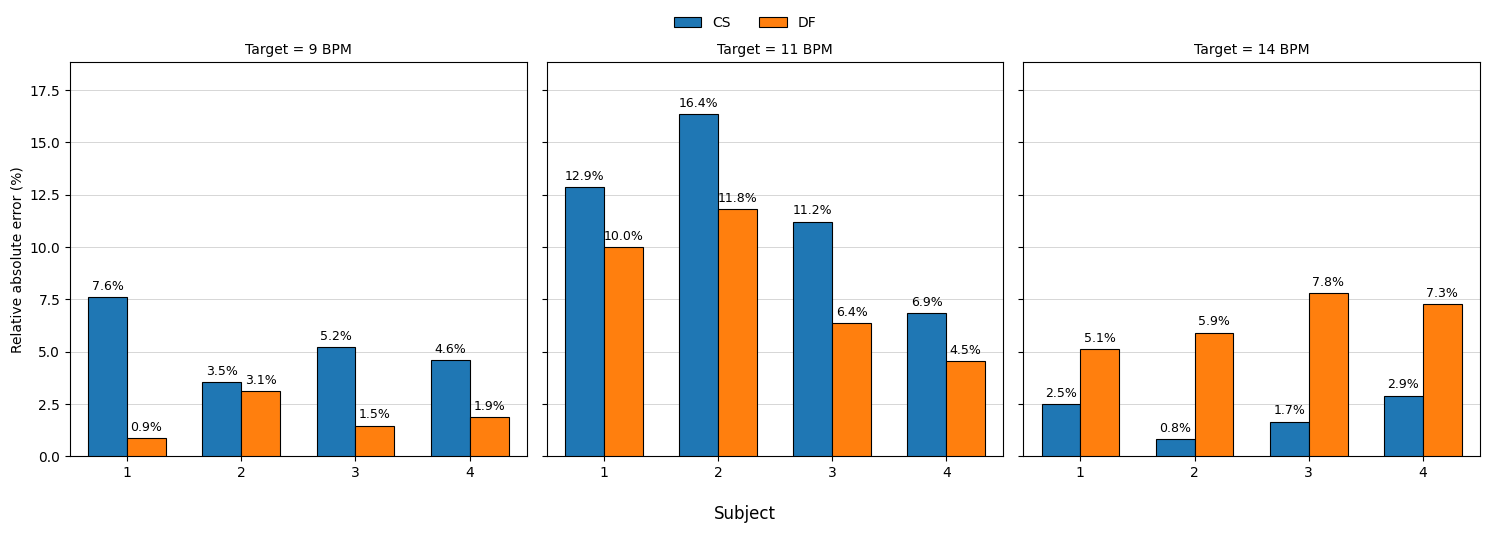
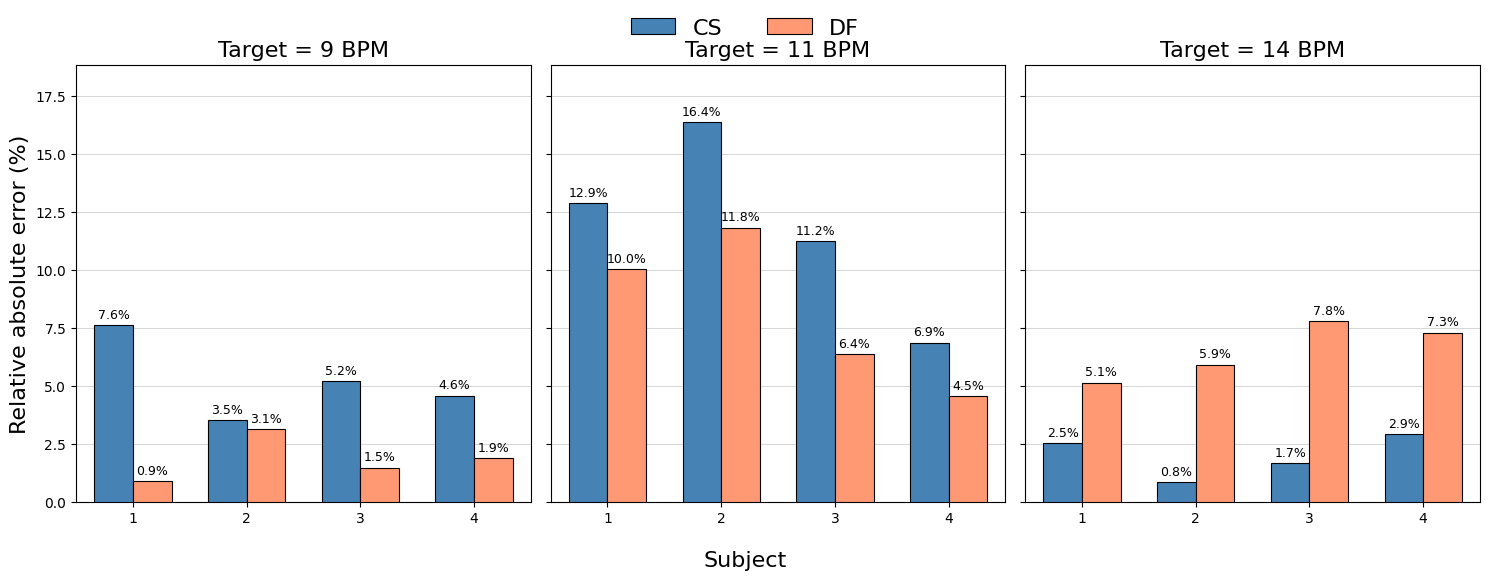
The notebook cell's code change between the first figure and the second:
--- before
+++ after
@@ -1,4 +1,7 @@
 import numpy as np
 import matplotlib.pyplot as plt
+from pathlib import Path
+out_dir = Path("./outputs")
+out_dir.mkdir(parents=True, exist_ok=True)
 
 # -----------------------
@@ -29,8 +32,9 @@
 # 2) 样式：默认字体 + 指定颜色 + 黑边框
 # -----------------------
+107, 155, 195
 # 你指定的 RGB：CS(31,119,180), DF(255,127,14)
 colors = {
-    "CS": (31/255, 119/255, 180/255),
-    "DF": (255/255, 127/255, 14/255),
+    "CS": (107/255, 155/255, 180/255),
+    "DF": (255/255, 153/255, 115/255),
 }
 
@@ -44,5 +48,5 @@
 # 3) 画图（条形图，3 个子图：9/11/14）
 # -----------------------
-fig, axes = plt.subplots(1, 3, figsize=(15, 5), sharey=True)
+fig, axes = plt.subplots(1, 3, figsize=(15, 5.5), sharey=True)
 
 bar_w = 0.34  # 每组里单个方法的条宽
@@ -66,5 +70,5 @@
     bars_cs = ax.bar(
         x_cs, y_cs, width=bar_w,
-        color=colors["CS"], edgecolor="black", linewidth=0.8,
+        color='steelblue', edgecolor="black", linewidth=0.8,
         label="CS", zorder=3
     )
@@ -79,5 +83,5 @@
     ax.bar_label(bars_df, fmt="%.1f%%", padding=3, fontsize=9)
 
-    ax.set_title(f"Target = {tbpm} BPM", fontsize=10)
+    ax.set_title(f"Target = {tbpm} BPM", fontsize=16)
     ax.set_xlim(0.5, 4.5)
     ax.set_xticks(subject_ids)
@@ -88,13 +92,17 @@
     ax.grid(False, axis="x")
 
-axes[0].set_ylabel("Relative absolute error (%)")
-fig.supxlabel("Subject")
+axes[0].set_ylabel("Relative absolute error (%)",fontsize=16)
+fig.supxlabel("Subject",fontsize=16)
 
 # 只保留一个图例（从第一个子图取）
 handles, labels = axes[0].get_legend_handles_labels()
-fig.legend(handles, labels, loc="upper center", ncol=2, frameon=False, bbox_to_anchor=(0.5, 1.05))
+fig.legend(handles, labels, loc="upper center", ncol=2, frameon=False, bbox_to_anchor=(0.5, 1.05),fontsize=16)
 
 plt.tight_layout()
-plt.savefig("breathing_percent_error_bar.pdf", bbox_inches="tight")
-plt.savefig("breathing_percent_error_bar.svg", bbox_inches="tight")
+output_path_png = out_dir / f"csdf_on_human.png"
+output_path_svg = out_dir / f"csdf_on_human.svg"
+output_path_pdf = out_dir / f"csdf_on_human.pdf"
+# plt.savefig(output_path_png, dpi=200)  
+# plt.savefig(output_path_svg, dpi=200)  
+plt.savefig(output_path_pdf, dpi=200) 
 plt.show()

Commit: freeze unsaved data